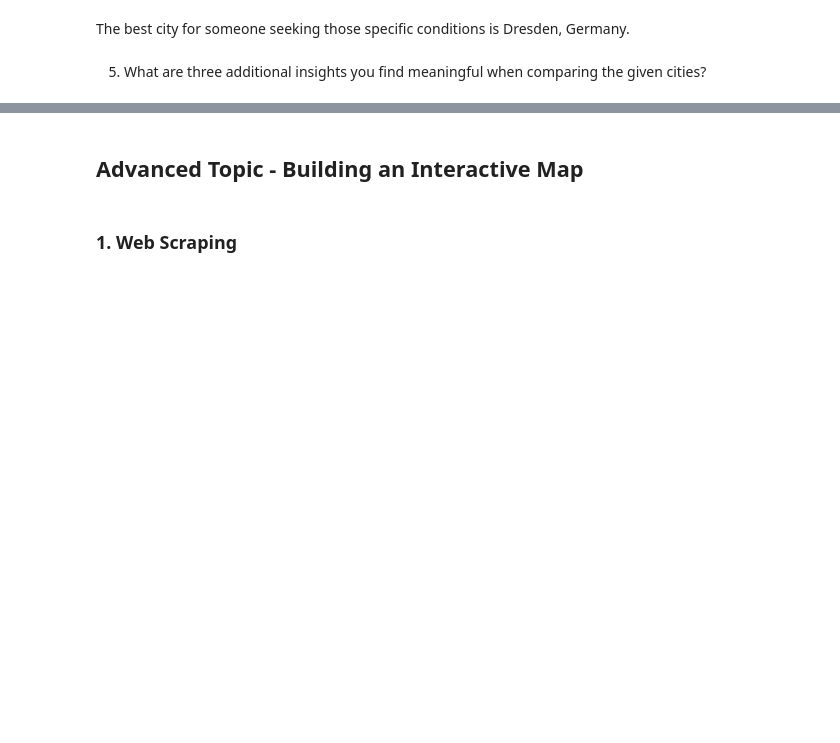
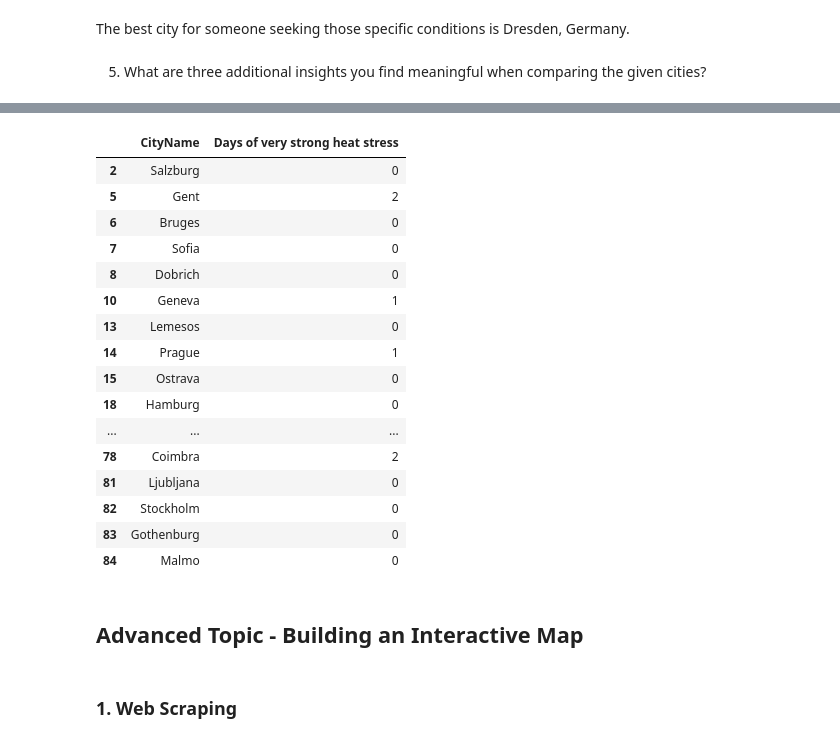
Before and after one commit to CoderCactus/WhereShouldILive, a Jupyter notebook: Group13_PDS_2526.ipynb, the cells around one changed output, grey strips where cells are left out. Saved outputs shown, nothing was run; the diff lists cells and outputs as text; code cells hidden in the pictures; blank space fills up the shorter version.

```diff
--- a/Group13_PDS_2526.ipynb
+++ b/Group13_PDS_2526.ipynb
@@ -708,3 +722,23 @@ fig.show()
+# %%
+df[df['Days of very strong heat stress'] < 3][['CityName', 'Days of very strong heat stress']]
+# %% [output]
+|  | CityName | Days of very strong heat stress |
+| 2 | Salzburg | 0 |
+| 5 | Gent | 2 |
+| 6 | Bruges | 0 |
+| 7 | Sofia | 0 |
+| 8 | Dobrich | 0 |
+| 10 | Geneva | 1 |
+| 13 | Lemesos | 0 |
+| 14 | Prague | 1 |
+| 15 | Ostrava | 0 |
+| 18 | Hamburg | 0 |
+| ... | ... | ... |
+| 78 | Coimbra | 2 |
+| 81 | Ljubljana | 0 |
+| 82 | Stockholm | 0 |
+| 83 | Gothenburg | 0 |
+| 84 | Malmo | 0 |
 # %% [markdown]
 ## Advanced Topic - Building an Interactive Map
 # %% [markdown]
```
Also changed, not shown: parts of 19 cells of this notebook.
